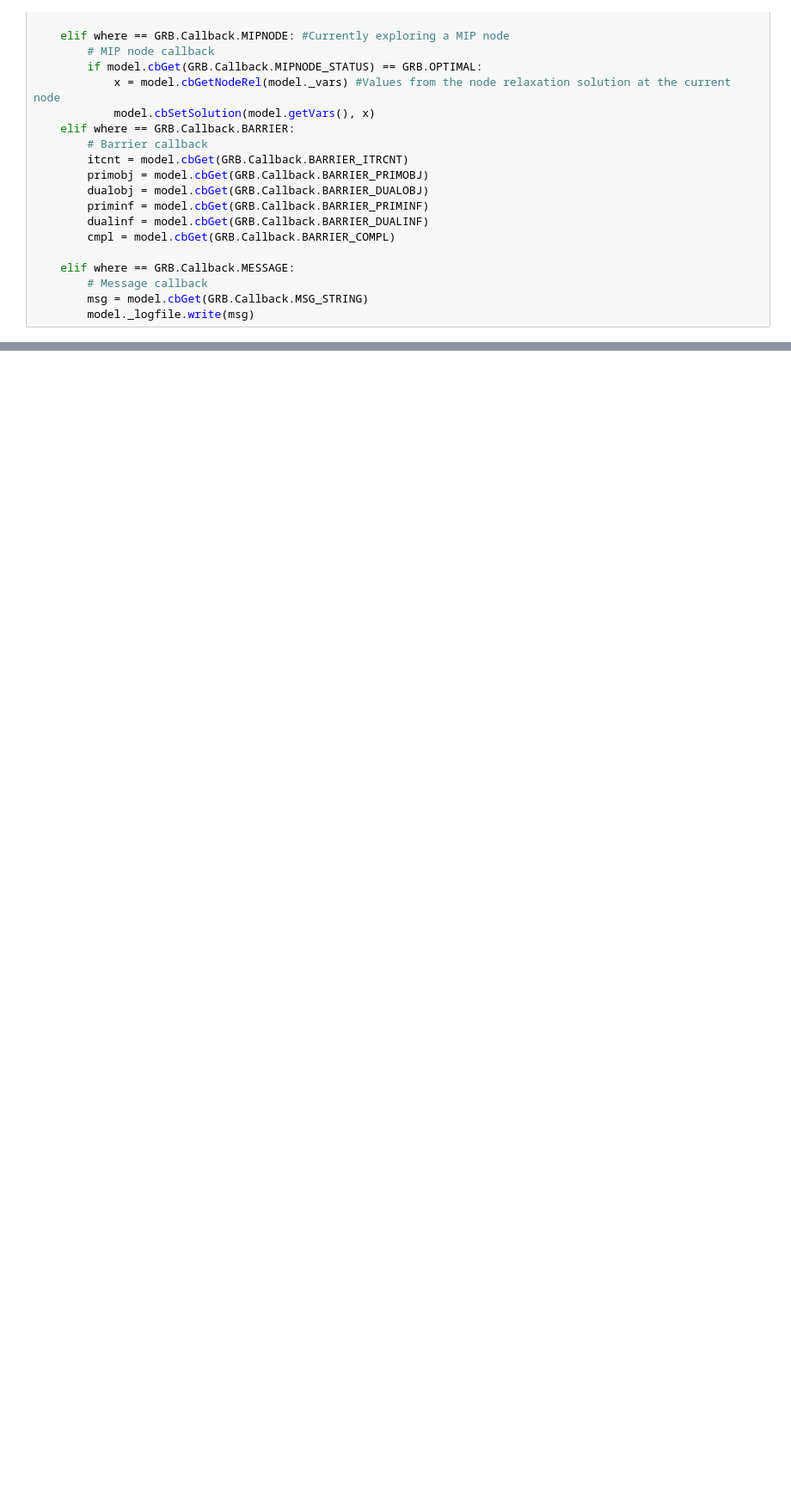
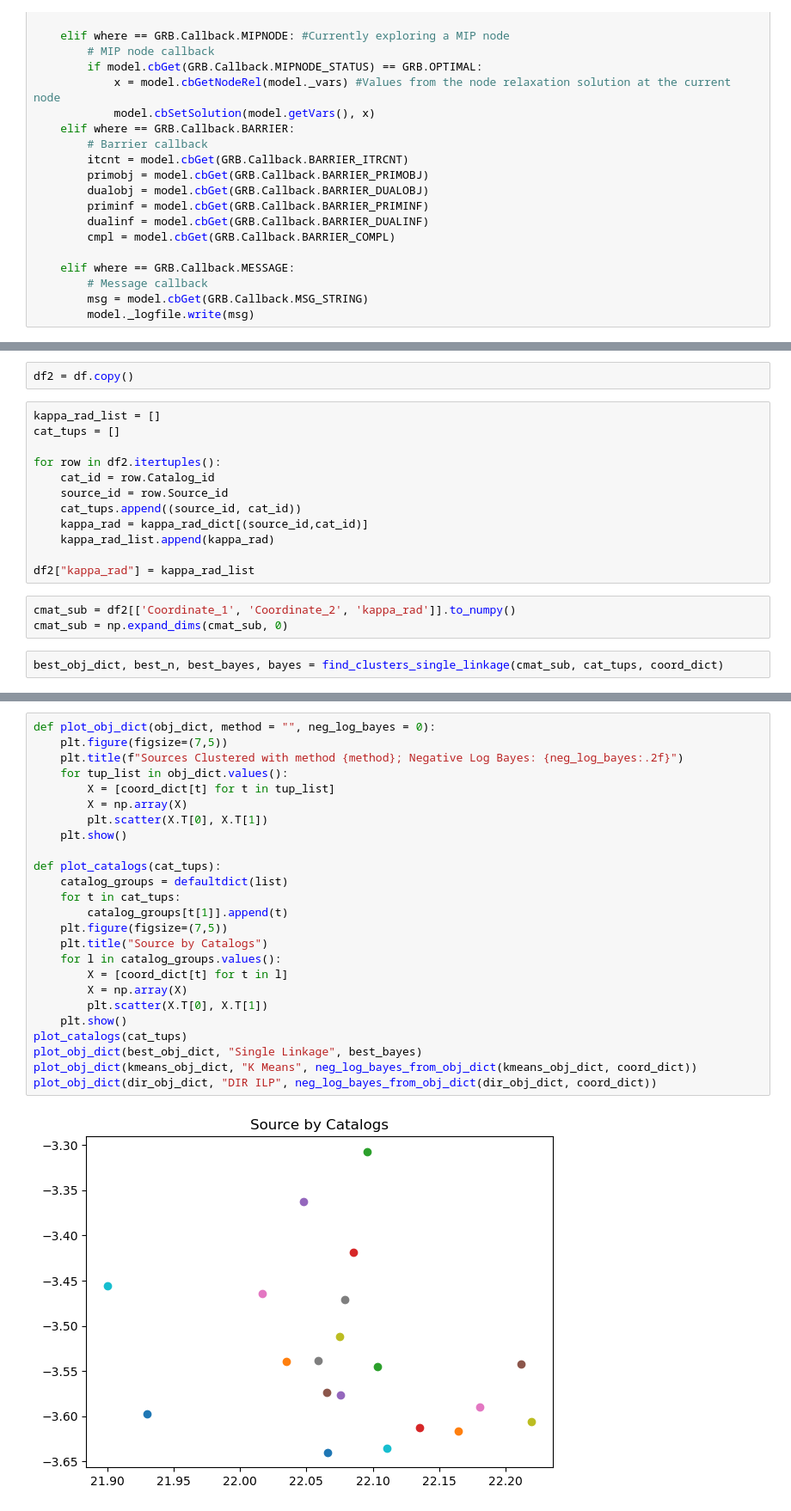
Before and after one commit to jacobf18/astronomical-matching, a Jupyter notebook: CanILP + DirILP General case.ipynb, the cells around one changed output, grey strips where cells are left out. Shown at 86% size. Cells and saved outputs as stored; diff of their text form; blank space fills up the shorter version.

Commit message:
finished comparisons of kmeans, single linkage, and DirILP

```diff
--- a/CanILP + DirILP General case.ipynb
+++ b/CanILP + DirILP General case.ipynb
@@ -615,0 +679,19 @@ DIR_ILP_neg_log_Bayes_Factor(g_vars, temp_dict)
+# %%
+df2 = df.copy()
+# %%
+kappa_rad_list = []
+cat_tups = []
+
+for row in df2.itertuples():
+    cat_id = row.Catalog_id
+    source_id = row.Source_id
+    cat_tups.append((source_id, cat_id))
+    kappa_rad = kappa_rad_dict[(source_id,cat_id)]
+    kappa_rad_list.append(kappa_rad)
+
+df2["kappa_rad"] = kappa_rad_list
+# %%
+cmat_sub = df2[['Coordinate_1', 'Coordinate_2', 'kappa_rad']].to_numpy()
+cmat_sub = np.expand_dims(cmat_sub, 0)
+# %%
+best_obj_dict, best_n, best_bayes, bayes = find_clusters_single_linkage(cmat_sub, cat_tups, coord_dict)
@@ -615,0 +702,27 @@ DIR_ILP_neg_log_Bayes_Factor(g_vars, temp_dict)
+# %%
+def plot_obj_dict(obj_dict, method = "", neg_log_bayes = 0):
+    plt.figure(figsize=(7,5))
+    plt.title(f"Sources Clustered with method {method}; Negative Log Bayes: {neg_log_bayes:.2f}")
+    for tup_list in obj_dict.values():
+        X = [coord_dict[t] for t in tup_list]
+        X = np.array(X)
+        plt.scatter(X.T[0], X.T[1])
+    plt.show()
+
+def plot_catalogs(cat_tups):
+    catalog_groups = defaultdict(list)
+    for t in cat_tups:
+        catalog_groups[t[1]].append(t)
+    plt.figure(figsize=(7,5))
+    plt.title("Source by Catalogs")
+    for l in catalog_groups.values():
+        X = [coord_dict[t] for t in l]
+        X = np.array(X)
+        plt.scatter(X.T[0], X.T[1])
+    plt.show()
+plot_catalogs(cat_tups)
+plot_obj_dict(best_obj_dict, "Single Linkage", best_bayes)
+plot_obj_dict(kmeans_obj_dict, "K Means", neg_log_bayes_from_obj_dict(kmeans_obj_dict, coord_dict))
+plot_obj_dict(dir_obj_dict, "DIR ILP", neg_log_bayes_from_obj_dict(dir_obj_dict, coord_dict))
+# %% [output]
+[figure, added]
```
Also changed, not shown: parts of 14 cells of this notebook, 2 other files.
